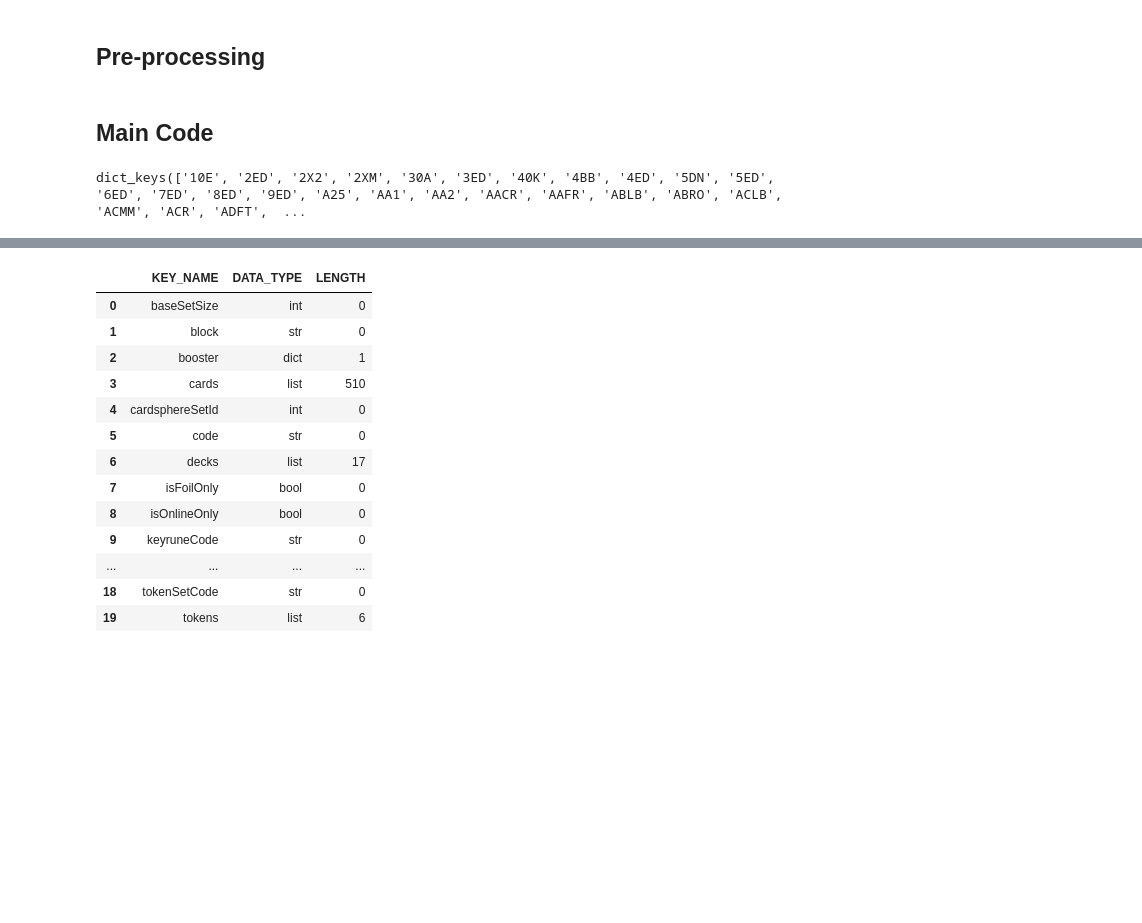
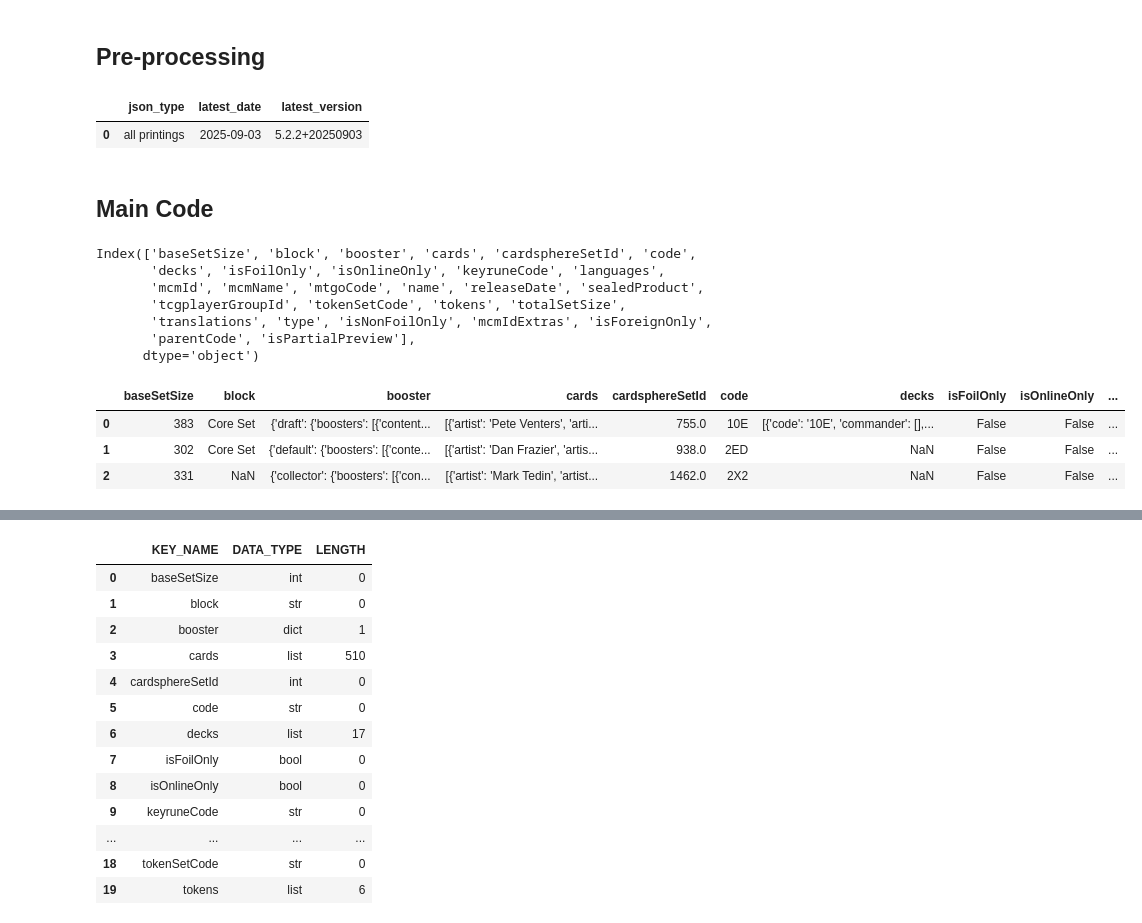
Before and after one commit to demonkeyfire/mtg-analysis-and-modelling, a Jupyter notebook: notebooks/all_printings.ipynb, the cells around one changed output, grey strips where cells are left out. Cells and saved outputs as stored; diff of their text form; code cells hidden in the pictures; blank space fills up the shorter version.

```diff
--- a/notebooks/all_printings.ipynb
+++ b/notebooks/all_printings.ipynb
@@ -250,9 +281,40 @@ dict__all_printings = json.loads(decompressed_bytes)
 # %%
 # Checking the latest version of the input data
 df__data_recency = data_recency_check(dict__all_printings, 'all printings')
+df__data_recency
+# %% [output]
+|  | json_type | latest_date | latest_version |
+| 0 | all printings | 2025-09-03 | 5.2.2+20250903 |
 # %% [markdown]
 ## Main Code
-# %%
-dict__all_printings['data'].keys()
-# %% [output]
-dict_keys(['10E', '2ED', '2X2', '2XM', '30A', '3ED', '40K', '4BB', '4ED', '5DN', '5ED', '6ED', '7ED', '8ED', '9ED', 'A25', 'AA1', 'AA2', 'AACR', 'AAFR', 'ABLB', 'ABRO', 'ACLB', 'ACMM', 'ACR', 'ADFT',  ...
+# %%
+## Converting the first layer of JSON dictionary into dataframe
+# Empty list for storing dataframes
+list__set_data = []
+
+# Listing the set codes
+list__set_codes = list(dict__all_printings['data'].keys())
+
+# Looping through the set codes making individual dataframes
+for set_code in tqdm(list__set_codes, desc="Processing sets"):
+    df__set = pd.json_normalize(dict__all_printings['data'][set_code], max_level=0)
+    list__set_data.append(df__set)
+
+# Concatenate sets into single DataFrame
+df__sets = pd.concat(list__set_data, ignore_index=True)
+# %%
+# Reviewing columns in main dataframe
+print(df__sets.columns)
+df__sets.head(3)
+# %% [output]
+Index(['baseSetSize', 'block', 'booster', 'cards', 'cardsphereSetId', 'code',
+       'decks', 'isFoilOnly', 'isOnlineOnly', 'keyruneCode', 'languages',
+       'mcmId', 'mcmName', 'mtgoCode', 'name', 'releaseDate', 'sealedProduct',
+       'tcgplayerGroupId', 'tokenSetCode', 'tokens', 'totalSetSize',
+       'translations', 'type', 'isNonFoilOnly', 'mcmIdExtras', 'isForeignOnly',
+       'parentCode', 'isPartialPreview'],
+      dtype='object')
+|  | baseSetSize | block | booster | cards | cardsphereSetId | code | decks | isFoilOnly | isOnlineOnly | ... |
+| 0 | 383 | Core Set | {'draft': {'boosters': [{'content... | [{'artist': 'Pete Venters', 'arti... | 755.0 | 10E | [{'code': '10E', 'commander': [],... | False | False | ... |
+| 1 | 302 | Core Set | {'default': {'boosters': [{'conte... | [{'artist': 'Dan Frazier', 'artis... | 938.0 | 2ED | NaN | False | False | ... |
+| 2 | 331 | NaN | {'collector': {'boosters': [{'con... | [{'artist': 'Mark Tedin', 'artist... | 1462.0 | 2X2 | NaN | False | False | ... |
```
Also changed, not shown: parts of 2 cells of this notebook, 1 other file.
